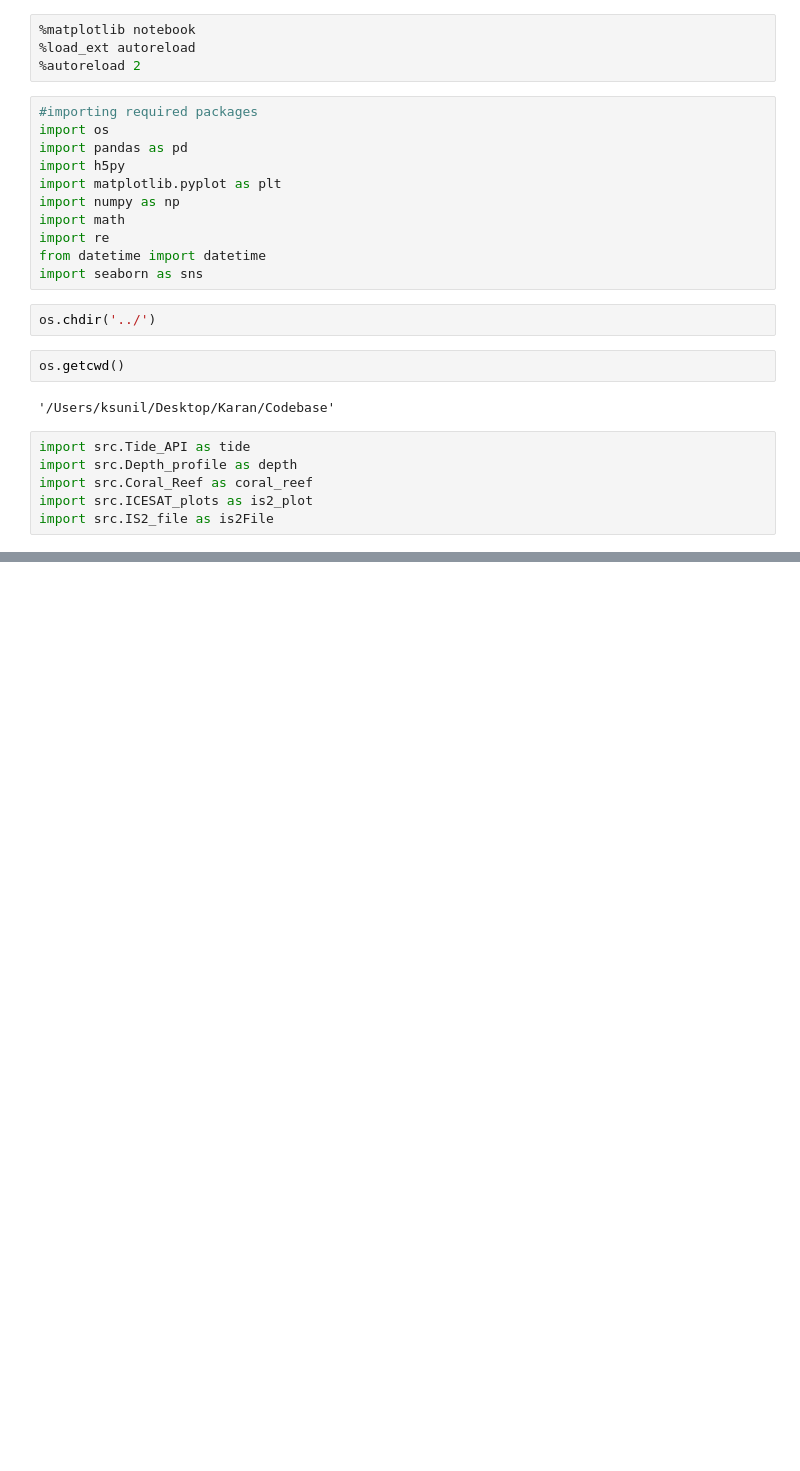
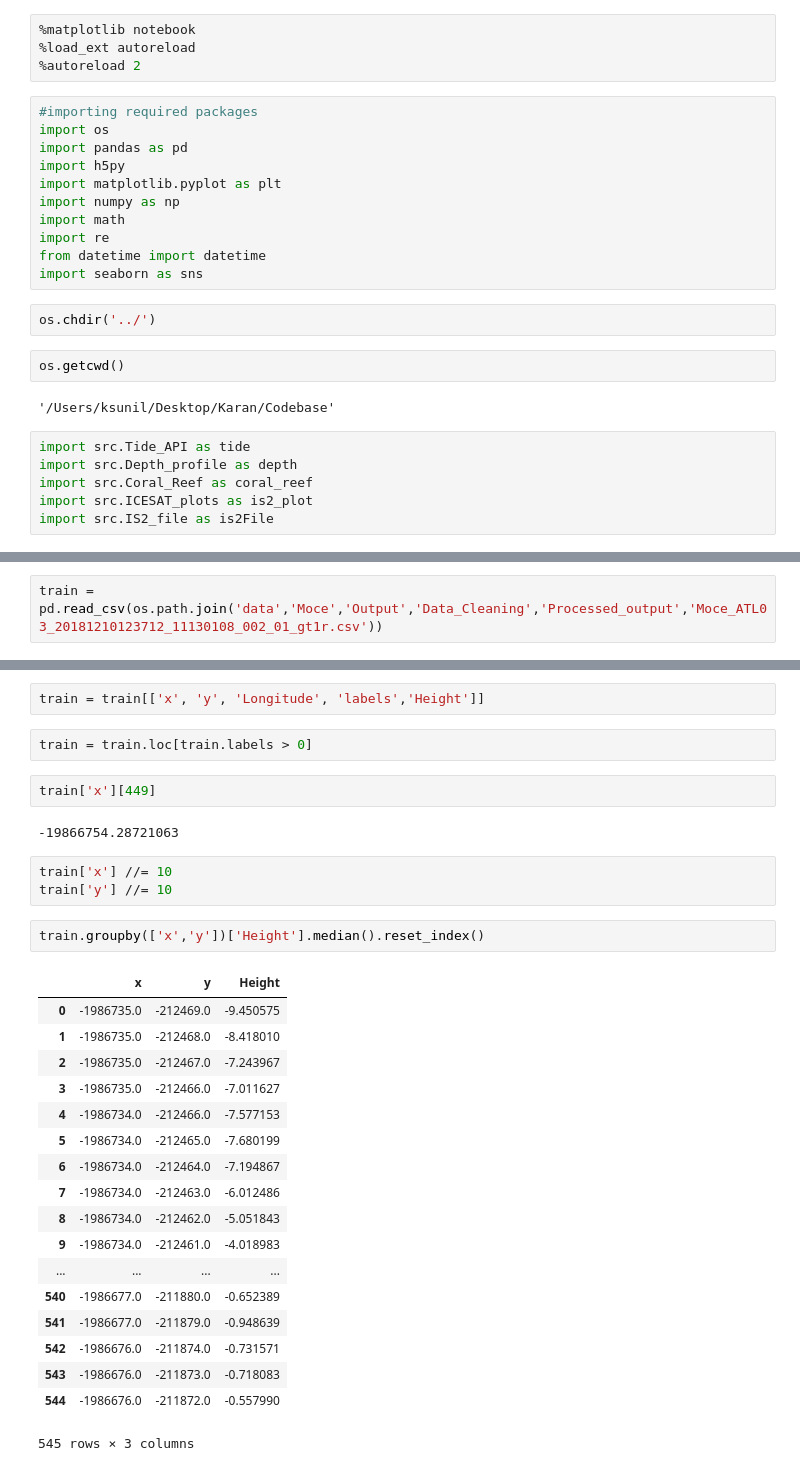
Before and after one commit to karans04/Coral-Reef-Bathymetry, a Jupyter notebook: notebooks/Depth Profile.ipynb, the cells around one changed output, grey strips where cells are left out. Drawn from its saved outputs; the diff is of its cells as text; blank space fills up the shorter version.

```diff
--- a/notebooks/Depth Profile.ipynb
+++ b/notebooks/Depth Profile.ipynb
@@ -51,0 +183,2 @@ Number of reef Photons in gt3r after cleaning is 253
+# %%
+train = pd.read_csv(os.path.join('data','Moce','Output','Data_Cleaning','Processed_output','Moce_ATL03_20181210123712_11130108_002_01_gt1r.csv'))
@@ -51,0 +194,32 @@ Number of reef Photons in gt3r after cleaning is 253
+# %%
+train = train[['x', 'y', 'Longitude', 'labels','Height']]
+# %%
+train = train.loc[train.labels > 0]
+# %%
+train['x'][449]
+# %% [output]
+-19866754.28721063
+# %%
+train['x'] //= 10
+train['y'] //= 10
+# %%
+train.groupby(['x','y'])['Height'].median().reset_index()
+# %% [output]
+|  | x | y | Height |
+| 0 | -1986735.0 | -212469.0 | -9.450575 |
+| 1 | -1986735.0 | -212468.0 | -8.418010 |
+| 2 | -1986735.0 | -212467.0 | -7.243967 |
+| 3 | -1986735.0 | -212466.0 | -7.011627 |
+| 4 | -1986734.0 | -212466.0 | -7.577153 |
+| 5 | -1986734.0 | -212465.0 | -7.680199 |
+| 6 | -1986734.0 | -212464.0 | -7.194867 |
+| 7 | -1986734.0 | -212463.0 | -6.012486 |
+| 8 | -1986734.0 | -212462.0 | -5.051843 |
+| 9 | -1986734.0 | -212461.0 | -4.018983 |
+| ... | ... | ... | ... |
+| 540 | -1986677.0 | -211880.0 | -0.652389 |
+| 541 | -1986677.0 | -211879.0 | -0.948639 |
+| 542 | -1986676.0 | -211874.0 | -0.731571 |
+| 543 | -1986676.0 | -211873.0 | -0.718083 |
+| 544 | -1986676.0 | -211872.0 | -0.557990 |
+545 rows × 3 columns
```
Also changed, not shown: parts of 23 cells of this notebook, 27 other files.
